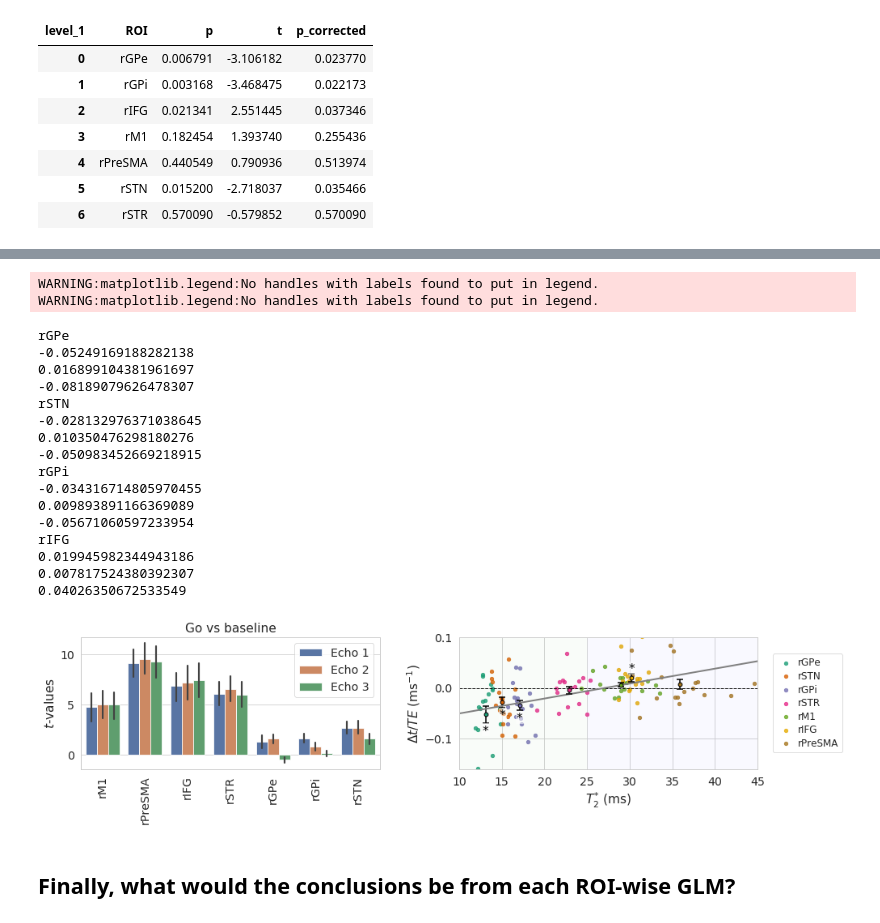
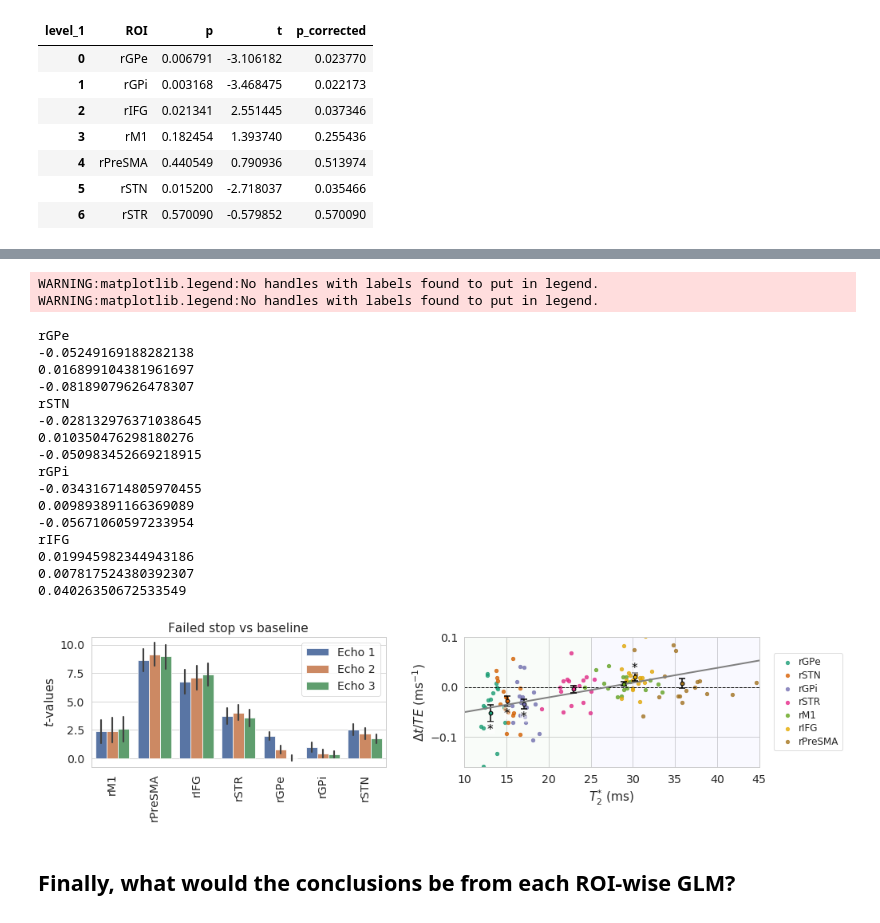
Before and after one commit to StevenM1/fMRI_protocol_comparison_se_me, a Jupyter notebook: pipeline_4d_statistics-GLM-ROI.ipynb, the cells around one changed output, grey strips where cells are left out. Cells and saved outputs as stored; diff of their text form; code cells hidden in the pictures.

```diff
--- a/pipeline_4d_statistics-GLM-ROI.ipynb
+++ b/pipeline_4d_statistics-GLM-ROI.ipynb
@@ -404,9 +404,10 @@ def get_confounds_timeseries(ses, standardize='psc', override_runs=None):
     all_dat = all_dat.set_index(['subject', 'session', 'run'])
     return all_dat
 # %%
-##### TMP: use OLS
+#masks = ['rSTN', 'lSTN', 'rSTR', 'lSTR', 'lGPe', 'rGPe', 'lPreSMA', 'rPreSMA', 'rM1', 'rIFG']
 
-rfGroupsCwD_ols = {'psc': {}} #, 'zscore': {}}
+
+rfGroupsCwD = {'psc': {}} #, 'zscore': {}}
 for ses in ['se', 'optcomb', 'echo_1', 'echo_2', 'echo_3']:
     print('Data: {}...'.format(ses), end='')
     onsets = get_all_onsets(ses=ses, event_types=('go_trial', 'successful_stop', 'failed_stop'))
@@ -431,9 +432,9 @@ for ses in ['se', 'optcomb', 'echo_1', 'echo_2', 'echo_3']:
         rfGroup = nideconv.GroupResponseFitter(ts, onsets, 1/3., confounds=confounds,
                                                oversample_design_matrix=20)
         rfGroup.add_event(interval=[0,18], basis_set='canonical_hrf_with_time_derivative')
-        rfGroup.fit(store_residuals=True, type='ols')
+        rfGroup.fit(store_residuals=True, type='ar(1)')
 
-        rfGroupsCwD_ols[standardization][ses] = rfGroup
+        rfGroupsCwD[standardization][ses] = rfGroup
 # %% [output]
 Data: se...psc...
 WARNING:root:No event type was given, automatically entering the following event types: Index(['go_trial', 'successful_stop', 'failed_stop'], dtype='object', name='trial_type')
@@ -1821,13 +1455,16 @@ rSTN
 # %%
 #gs_kws = {'width_ratios': [1, 1, 1, .2, 1.6]}
 
+from matplotlib import colors
 gs_kws = {'width_ratios': [1, .00, 1]}
 f, axes = plt.subplots(1, 3, gridspec_kw=gs_kws)
 axes[-2].axis('Off')
 
-location_dict = {#'Failed stop': [0],
-                 'Go': [0],
-}#'Successful stop': [2]}
+location_dict = {
+    'Failed stop': [0],
+#     'Go': [0],
+#     'Successful stop': [0]
+}
 
 for contrast, loc in location_dict.items():
     ax = axes[loc[0]]
@@ -1837,7 +1474,7 @@ for contrast, loc in location_dict.items():
                                      np.in1d(t_vals_long.Data, ['Echo 1','Echo 2','Echo 3'])],
                 ci=67)
     #if contrast in ['Failed stop - go', 'Failed stop - successful stop', 'Successful stop - go']:
-    ax.set_title('Go vs baseline')
+    ax.set_title('{} vs baseline'.format(contrast))
 
 leg = axes.ravel()[-2].legend(loc=1, bbox_to_anchor=[1.8, 1])
 leg.set_title('')
@@ -1899,32 +1536,32 @@ for i, ROI in enumerate(mask_ordered):
 ax.set_xlabel('$T_2^{*}$ (ms)')
 ax.set_ylabel('$\Delta{t} / {TE}$ (ms$^{-1}$)')
 ax.set_ylim([-0.16, 0.10])
 ax.set_xlim([10, 45])
 
 ax.legend(loc=5, bbox_to_anchor=[1.3, .5], handletextpad=0.2, ncol=1, mode=None,
           labelspacing=.3, columnspacing=0, prop={'size': 12})
 
 #f.tight_layout()
 f.set_size_inches(15, 3)
 
-#f.savefig('./figures/figure6_poster.pdf', bbox_inches='tight')
+f.savefig('./figures/figure6.pdf', bbox_inches='tight')
 # %% [output]
 WARNING:matplotlib.legend:No handles with labels found to put in legend.
 WARNING:matplotlib.legend:No handles with labels found to put in legend.
 rGPe
 -0.05249169188282138
 0.016899104381961697
 -0.08189079626478307
 rSTN
 -0.028132976371038645
 0.010350476298180276
 -0.050983452669218915
 rGPi
 -0.034316714805970455
 0.009893891166369089
 -0.05671060597233954
 rIFG
 0.019945982344943186
 0.007817524380392307
 0.04026350672533549
-[figure, old version]
+[figure, new version]
```
Also changed, not shown: parts of 50 cells of this notebook, 11 other files.
